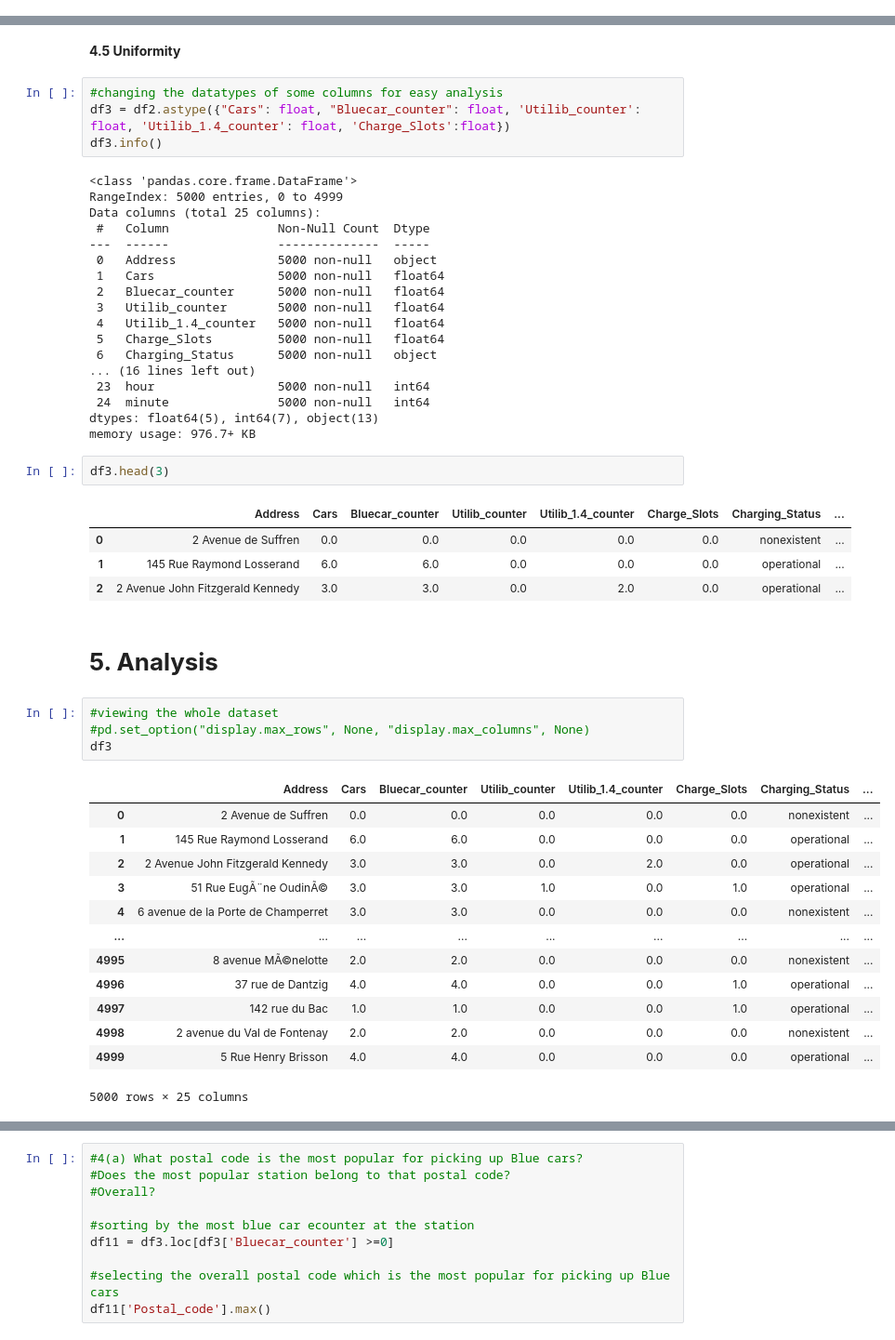
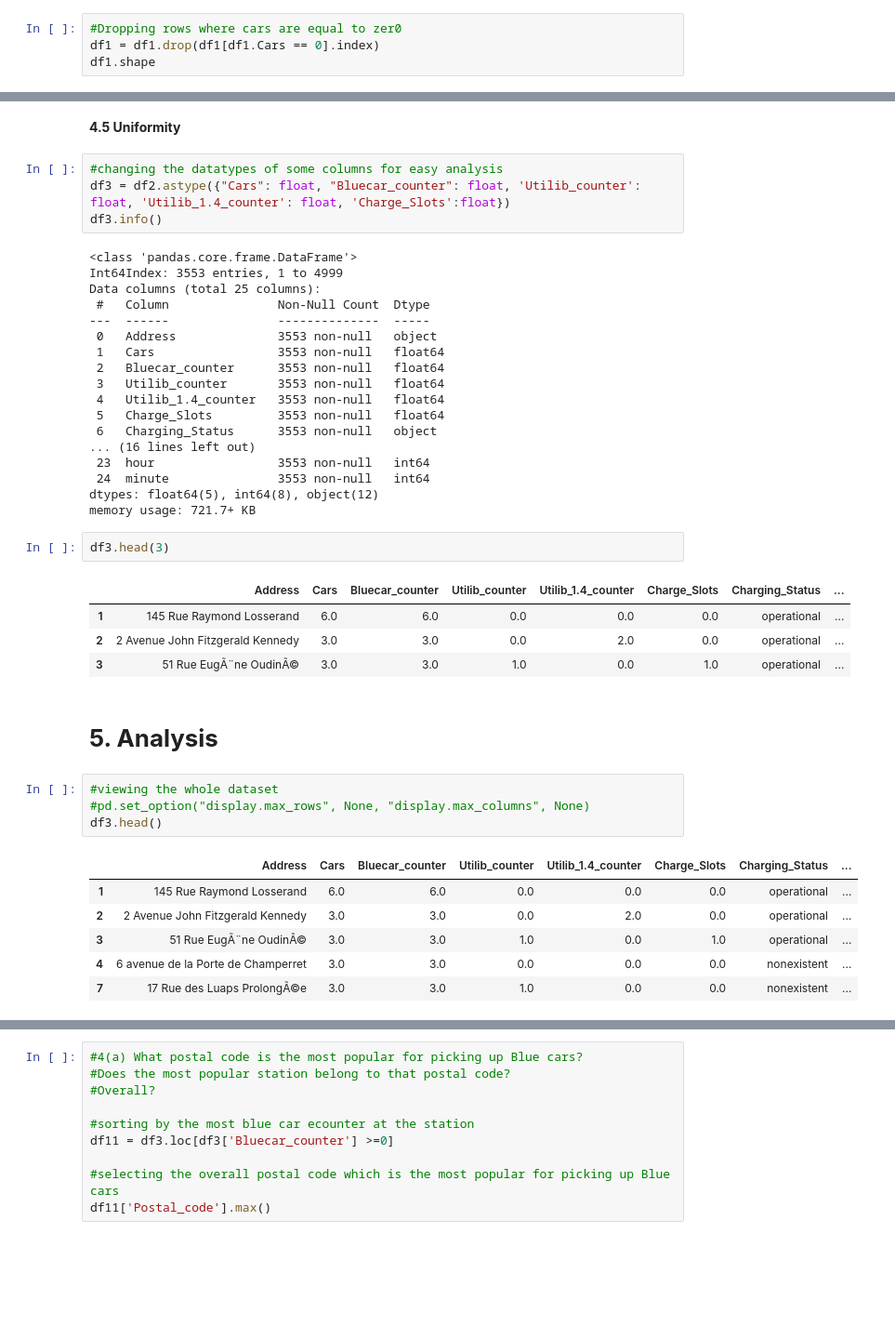
Before and after one commit to allanstar-byte/Data-cleaning-and-analysis-on-the-Autolib-Dataset, a Jupyter notebook: Moringa_Data_Science_Prep_W4_Independent_Project_2020_18_ALLAN_NGOMA_PythonNotebook.ipynb, the cells around one changed output, grey strips where cells are left out. Shown at 93% size. Saved outputs shown, nothing was run; the diff lists cells and outputs as text; blank space fills up the shorter version.

```diff
--- a/Moringa_Data_Science_Prep_W4_Independent_Project_2020_18_ALLAN_NGOMA_PythonNotebook.ipynb
+++ b/Moringa_Data_Science_Prep_W4_Independent_Project_2020_18_ALLAN_NGOMA_PythonNotebook.ipynb
@@ -75,0 +70,4 @@ df1.head(3)
+# %%
+#Dropping rows where cars are equal to zer0
+df1 = df1.drop(df1[df1.Cars == 0].index)
+df1.shape
@@ -120,46 +120,39 @@ df3 = df2.astype({"Cars": float, "Bluecar_counter": float, 'Utilib_counter': flo
 df3.info()
 # %% [output]
 <class 'pandas.core.frame.DataFrame'>
-RangeIndex: 5000 entries, 0 to 4999
+Int64Index: 3553 entries, 1 to 4999
 Data columns (total 25 columns):
  #   Column               Non-Null Count  Dtype
 ---  ------               --------------  -----
- 0   Address              5000 non-null   object
- 1   Cars                 5000 non-null   float64
- 2   Bluecar_counter      5000 non-null   float64
- 3   Utilib_counter       5000 non-null   float64
- 4   Utilib_1.4_counter   5000 non-null   float64
- 5   Charge_Slots         5000 non-null   float64
- 6   Charging_Status      5000 non-null   object
+ 0   Address              3553 non-null   object
+ 1   Cars                 3553 non-null   float64
+ 2   Bluecar_counter      3553 non-null   float64
+ 3   Utilib_counter       3553 non-null   float64
+ 4   Utilib_1.4_counter   3553 non-null   float64
+ 5   Charge_Slots         3553 non-null   float64
+ 6   Charging_Status      3553 non-null   object
 ... (16 lines left out)
- 23  hour                 5000 non-null   int64
- 24  minute               5000 non-null   int64
-dtypes: float64(5), int64(7), object(13)
-memory usage: 976.7+ KB
+ 23  hour                 3553 non-null   int64
+ 24  minute               3553 non-null   int64
+dtypes: float64(5), int64(8), object(12)
+memory usage: 721.7+ KB
 # %%
 df3.head(3)
 # %% [output]
 |  | Address | Cars | Bluecar_counter | Utilib_counter | Utilib_1.4_counter | Charge_Slots | Charging_Status | ... |
-| 0 | 2 Avenue de Suffren | 0.0 | 0.0 | 0.0 | 0.0 | 0.0 | nonexistent | ... |
 | 1 | 145 Rue Raymond Losserand | 6.0 | 6.0 | 0.0 | 0.0 | 0.0 | operational | ... |
 | 2 | 2 Avenue John Fitzgerald Kennedy | 3.0 | 3.0 | 0.0 | 2.0 | 0.0 | operational | ... |
+| 3 | 51 Rue EugÃ¨ne OudinÃ© | 3.0 | 3.0 | 1.0 | 0.0 | 1.0 | operational | ... |
 # %% [markdown]
 # **5. Analysis**
 # %%
 #viewing the whole dataset
 #pd.set_option("display.max_rows", None, "display.max_columns", None)
-df3
+df3.head()
 # %% [output]
 |  | Address | Cars | Bluecar_counter | Utilib_counter | Utilib_1.4_counter | Charge_Slots | Charging_Status | ... |
-| 0 | 2 Avenue de Suffren | 0.0 | 0.0 | 0.0 | 0.0 | 0.0 | nonexistent | ... |
 | 1 | 145 Rue Raymond Losserand | 6.0 | 6.0 | 0.0 | 0.0 | 0.0 | operational | ... |
 | 2 | 2 Avenue John Fitzgerald Kennedy | 3.0 | 3.0 | 0.0 | 2.0 | 0.0 | operational | ... |
 | 3 | 51 Rue EugÃ¨ne OudinÃ© | 3.0 | 3.0 | 1.0 | 0.0 | 1.0 | operational | ... |
 | 4 | 6 avenue de la Porte de Champerret | 3.0 | 3.0 | 0.0 | 0.0 | 0.0 | nonexistent | ... |
-| ... | ... | ... | ... | ... | ... | ... | ... | ... |
-| 4995 | 8 avenue MÃ©nelotte | 2.0 | 2.0 | 0.0 | 0.0 | 0.0 | nonexistent | ... |
-| 4996 | 37 rue de Dantzig | 4.0 | 4.0 | 0.0 | 0.0 | 1.0 | operational | ... |
-| 4997 | 142 rue du Bac | 1.0 | 1.0 | 0.0 | 0.0 | 1.0 | operational | ... |
-| 4998 | 2 avenue du Val de Fontenay | 2.0 | 2.0 | 0.0 | 0.0 | 0.0 | nonexistent | ... |
-| 4999 | 5 Rue Henry Brisson | 4.0 | 4.0 | 0.0 | 0.0 | 0.0 | operational | ... |
+| 7 | 17 Rue des Luaps ProlongÃ©e | 3.0 | 3.0 | 1.0 | 0.0 | 0.0 | nonexistent | ... |
-5000 rows × 25 columns
```
Also changed, not shown: parts of 10 cells of this notebook.
